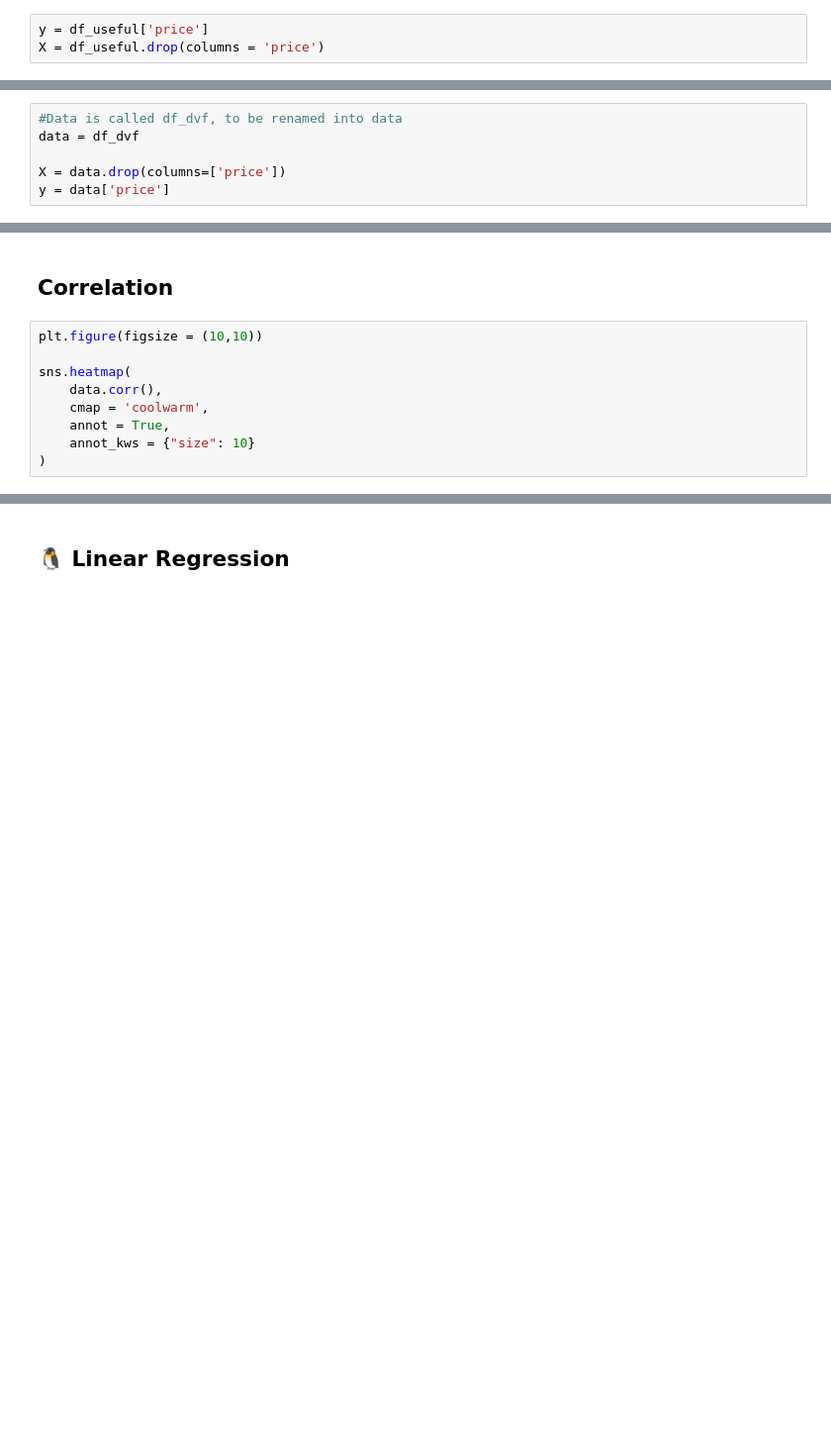
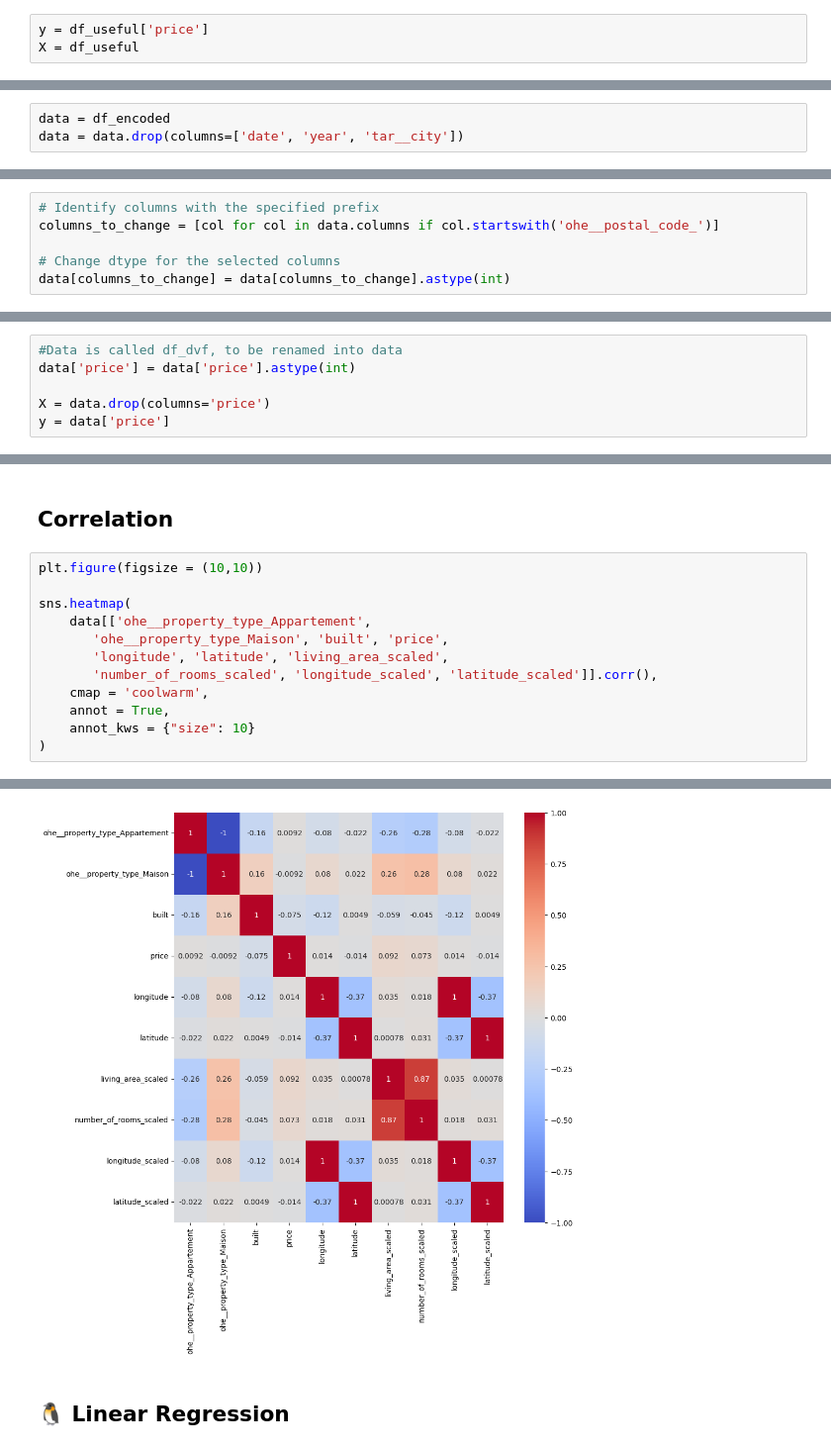
Before and after one commit to qadnguyen/realdata, a Jupyter notebook: notebooks/notebook_daniela.ipynb, the cells around one changed output, grey strips where cells are left out. Shown at 99% size. Cells and saved outputs as stored; diff of their text form; blank space fills up the shorter version.

```diff
--- a/notebooks/notebook_daniela.ipynb
+++ b/notebooks/notebook_daniela.ipynb
@@ -479,7 +507,7 @@ column_transformer = ColumnTransformer(
 )
 # %%
 y = df_useful['price']
-X = df_useful.drop(columns = 'price')
+X = df_useful
 # %%
 df_useful.info()
 # %% [output]
@@ -612,0 +676,3 @@ import matplotlib.pyplot as plt
+# %%
+data = df_encoded
+data = data.drop(columns=['date', 'year', 'tar__city'])
@@ -612,0 +681,6 @@ import matplotlib.pyplot as plt
+# %%
+# Identify columns with the specified prefix
+columns_to_change = [col for col in data.columns if col.startswith('ohe__postal_code_')]
+
+# Change dtype for the selected columns
+data[columns_to_change] = data[columns_to_change].astype(int)
@@ -613,6 +689,6 @@ import matplotlib.pyplot as plt
 # %%
 #Data is called df_dvf, to be renamed into data
-data = df_dvf
+data['price'] = data['price'].astype(int)
 
-X = data.drop(columns=['price'])
+X = data.drop(columns='price')
 y = data['price']
@@ -649,8 +718,12 @@ SyntaxError: invalid syntax (2538177552.py, line 4)
 plt.figure(figsize = (10,10))
 
 sns.heatmap(
-    data.corr(),
+    data[['ohe__property_type_Appartement',
+       'ohe__property_type_Maison', 'built', 'price',
+       'longitude', 'latitude', 'living_area_scaled',
+       'number_of_rooms_scaled', 'longitude_scaled', 'latitude_scaled']].corr(),
     cmap = 'coolwarm',
     annot = True,
     annot_kws = {"size": 10}
 )
+# %% [output]
@@ -657,2 +731,3 @@ sns.heatmap(
+[figure, added]
 # %% [markdown]
 ## 🐧 Linear Regression
```
Also changed, not shown: parts of 39 cells of this notebook.
